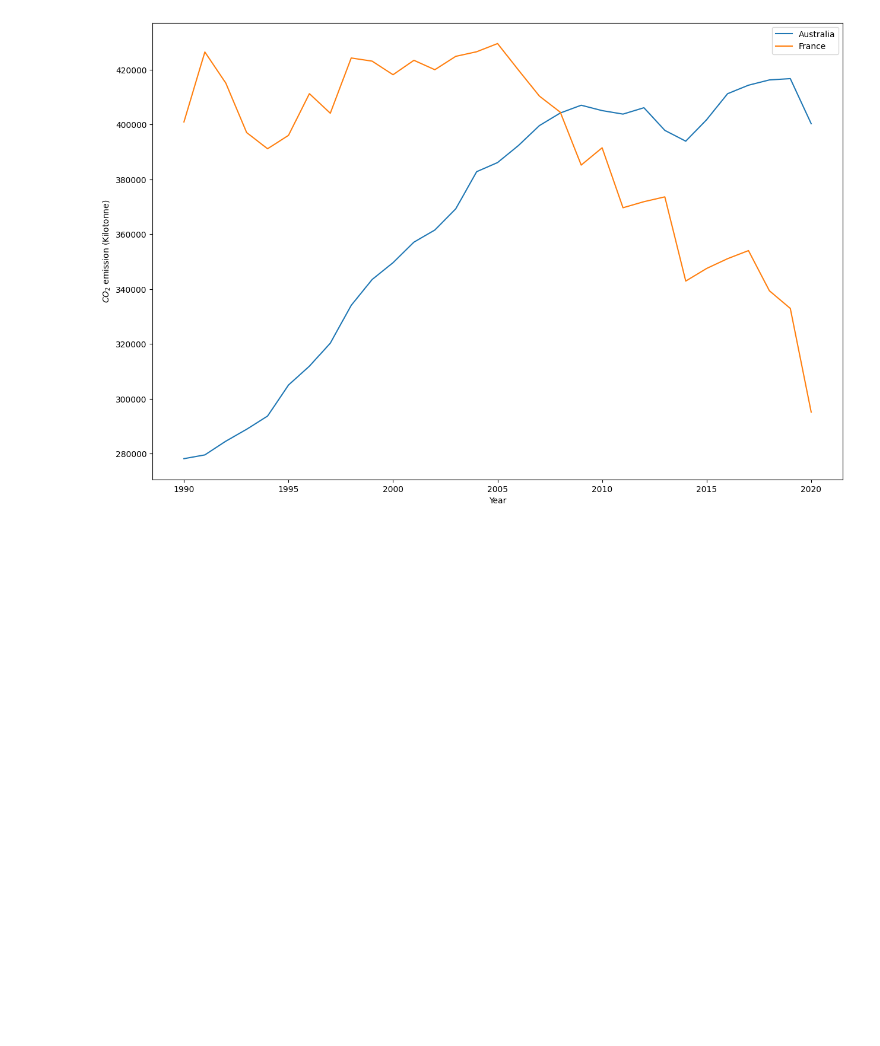
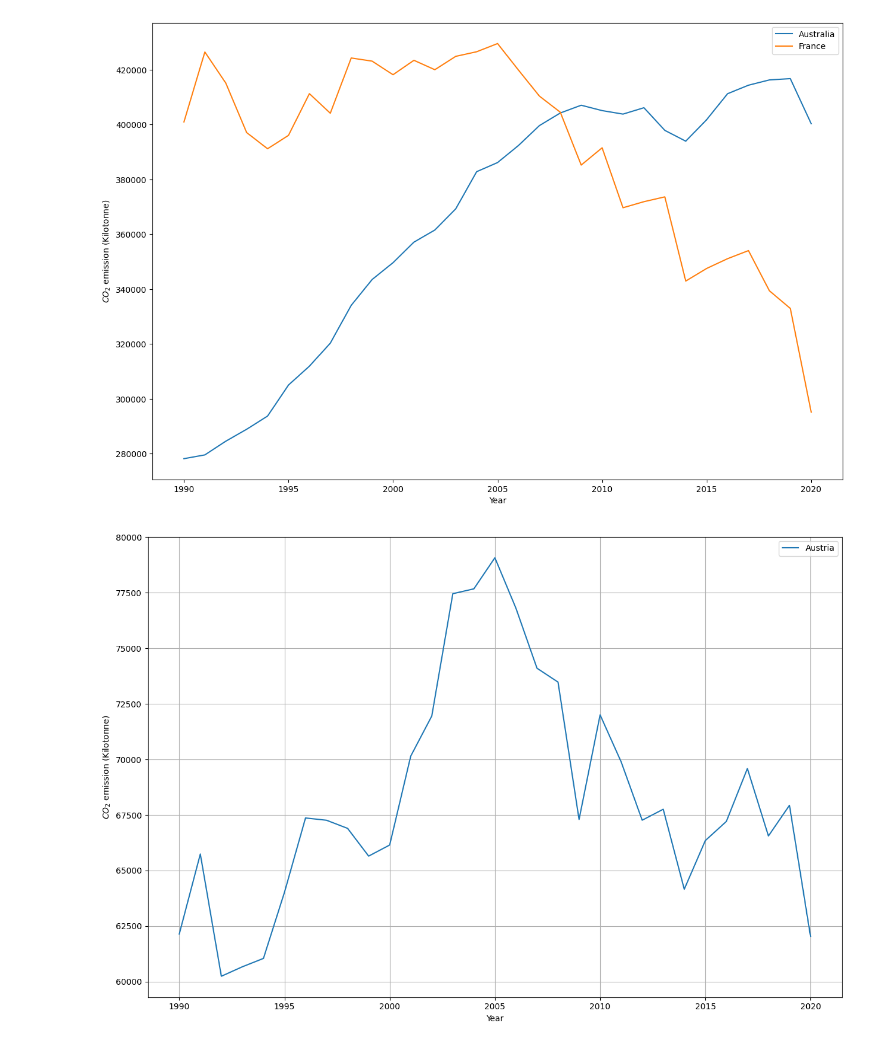
Before and after one commit to anujthapamagar/FEDS, a Jupyter notebook: FEDS_exam.ipynb, the cells around one changed output. Drawn from its saved outputs; the diff is of its cells as text; code cells hidden in the pictures; blank space fills up the shorter version.

```diff
--- a/FEDS_exam.ipynb
+++ b/FEDS_exam.ipynb
@@ -162,3 +154,11 @@ plt.xlabel('Year')
 plt.ylabel('$CO_{2}$ emission (Kilotonne)');
 # %% [output]
 [figure]
+# %%
+plt.figure(figsize = (15,10))
+sns.lineplot(data = df2, x = df2[df2.Country=='Austria'].Year, y = df2[df2.Country=='Austria'].Value, label = 'Austria')
+plt.xlabel('Year')
+plt.grid()
+plt.ylabel('$CO_{2}$ emission (Kilotonne)');
+# %% [output]
+[figure, added]
```
Also changed, not shown: parts of 1 cell of this notebook.
